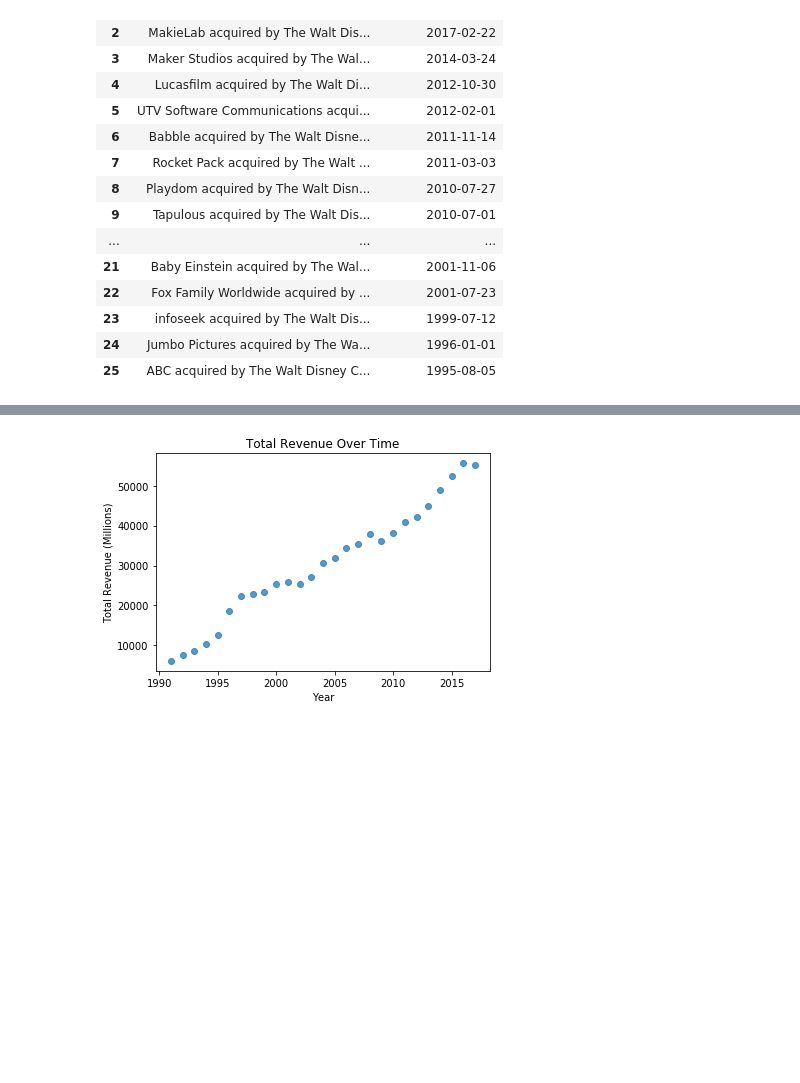
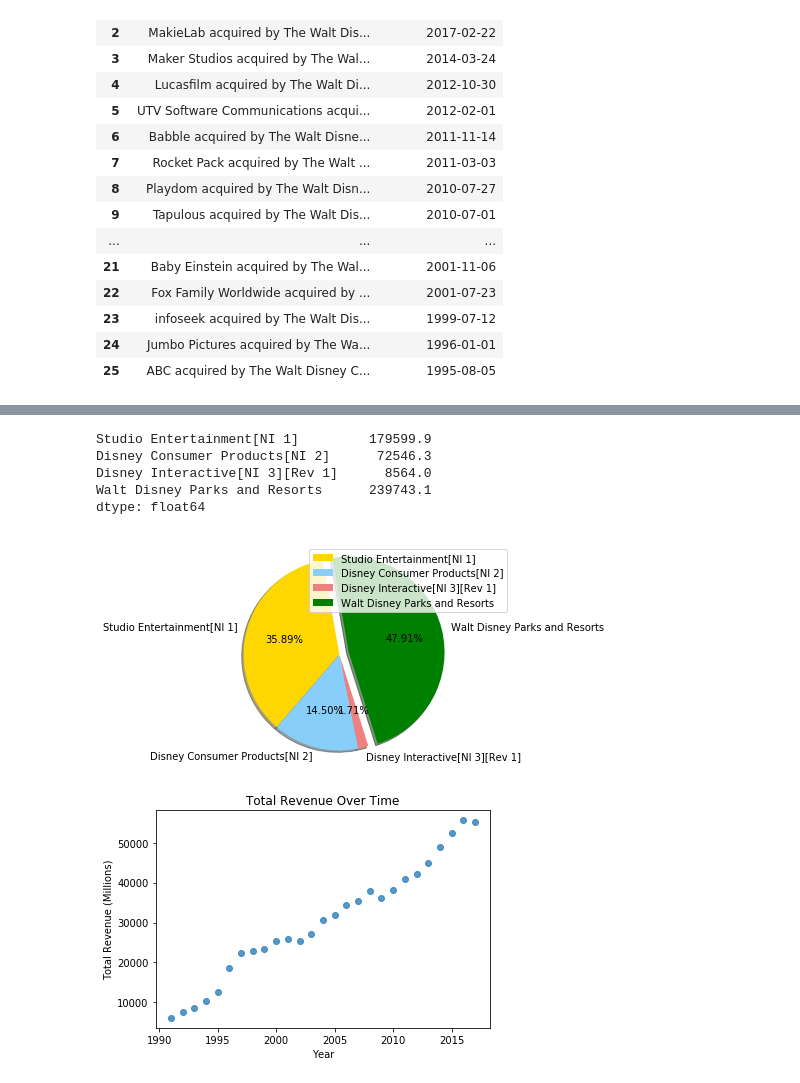
Before and after one commit to CollinCrossie/KU-Project-1, a Jupyter notebook: Aquisitions/Pixar.ipynb, the cells around one changed output, grey strips where cells are left out. Drawn from its saved outputs; the diff is of its cells as text; code cells hidden in the pictures; blank space fills up the shorter version.

```diff
--- a/Aquisitions/Pixar.ipynb
+++ b/Aquisitions/Pixar.ipynb
@@ -56,3 +54,7 @@ file_two_df
 | 24 | 2015 | 7366.0 | 4499.0 | 1174.0 | 16162.0 | ... |
 | 25 | 2016 | 9441.0 | 5528.0 | NaN | 16974.0 | ... |
 | 26 | 2017 | 8379.0 | 4833.0 | NaN | 18415.0 | ... |
+# %%
+#create df for types of rev
+rev_specific=file_two_df[['Studio Entertainment[NI 1]','Disney Consumer Products[NI 2]','Disney Interactive[NI 3][Rev 1]','Walt Disney Parks and Resorts','Disney Media Networks']]
+rev_specific.head()
@@ -59,3 +68,40 @@ file_two_df
+# %%
+#find total revenue for each category
+df1=rev_specific.sum(axis=0)
+df1
+# %% [output]
+Studio Entertainment[NI 1]         179599.9
+Disney Consumer Products[NI 2]      72546.3
+Disney Interactive[NI 3][Rev 1]      8564.0
+Walt Disney Parks and Resorts      239743.1
+dtype: float64
+# %%
+#pie chart for types of revenue
+
+# Calculate Type Percents
+df1
+df1.index
+
+# Build Pie Chart
+
+#Set the colors of each section of the pie chart.
+colors = ["gold", "lightskyblue", "lightcoral", "green"]
+
+#Only explode the third section of the pie chart.
+explode = (0,0,0, 0.1)
+
+#Create the pie chart.
+plt.pie(df1, labels = df1.index, autopct = "%.2f%%", colors = colors, explode= explode, shadow = True, startangle = 100)
+
+#Tell Matplotlib that we want a pie chart with equal axes.
+plt.axis("equal")
+
+#Add the legend.
+plt.legend(loc = "upper right")
+plt.savefig("pie_chart")
+plt.show()
+# %% [output]
+[figure, added]
 # %%
 #Revenue over time
 plt.scatter(file_two_df["Year"],file_two_df["Total"], alpha = 0.75)
```
Also changed, not shown: parts of 6 cells of this notebook, 3 other files.
